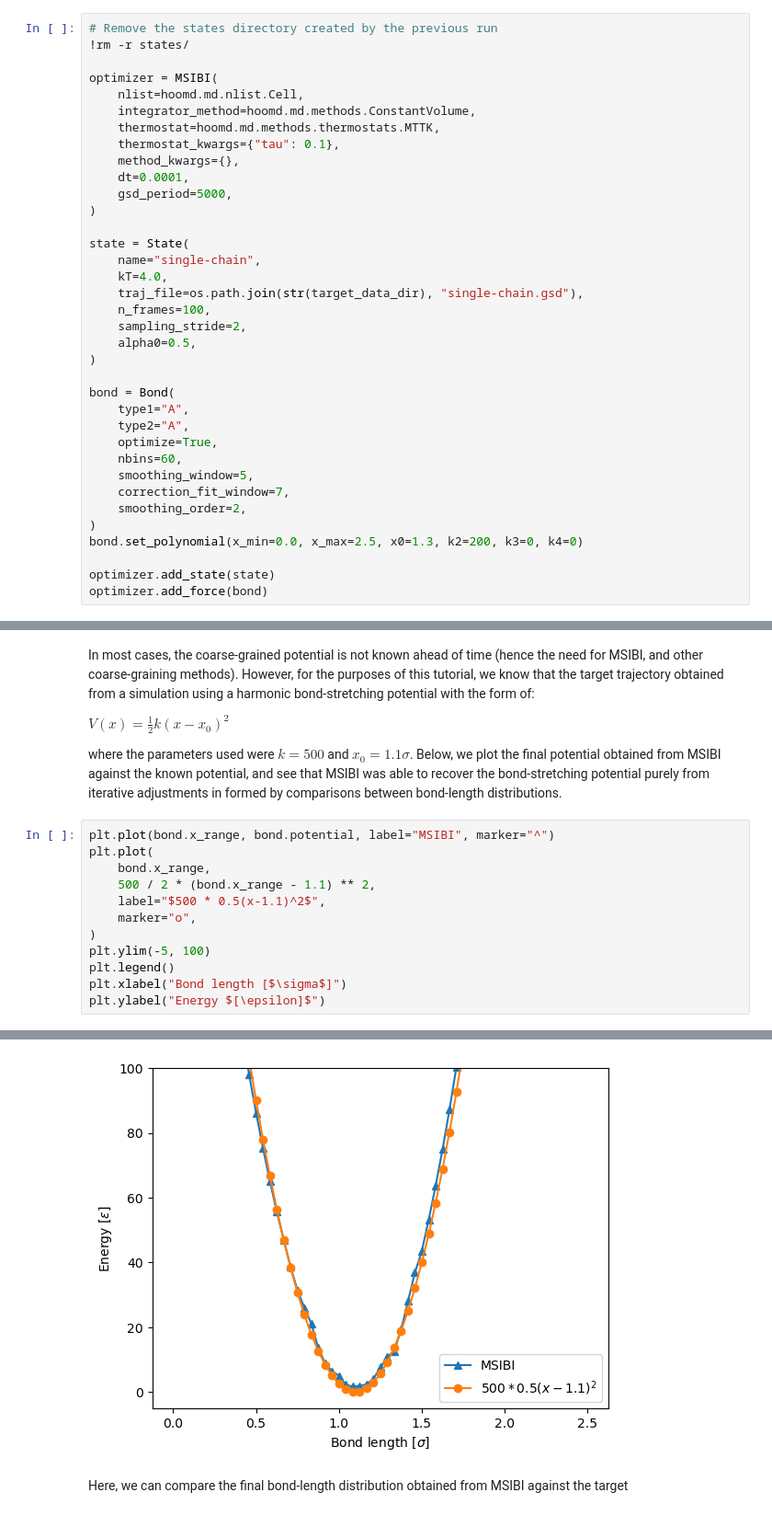
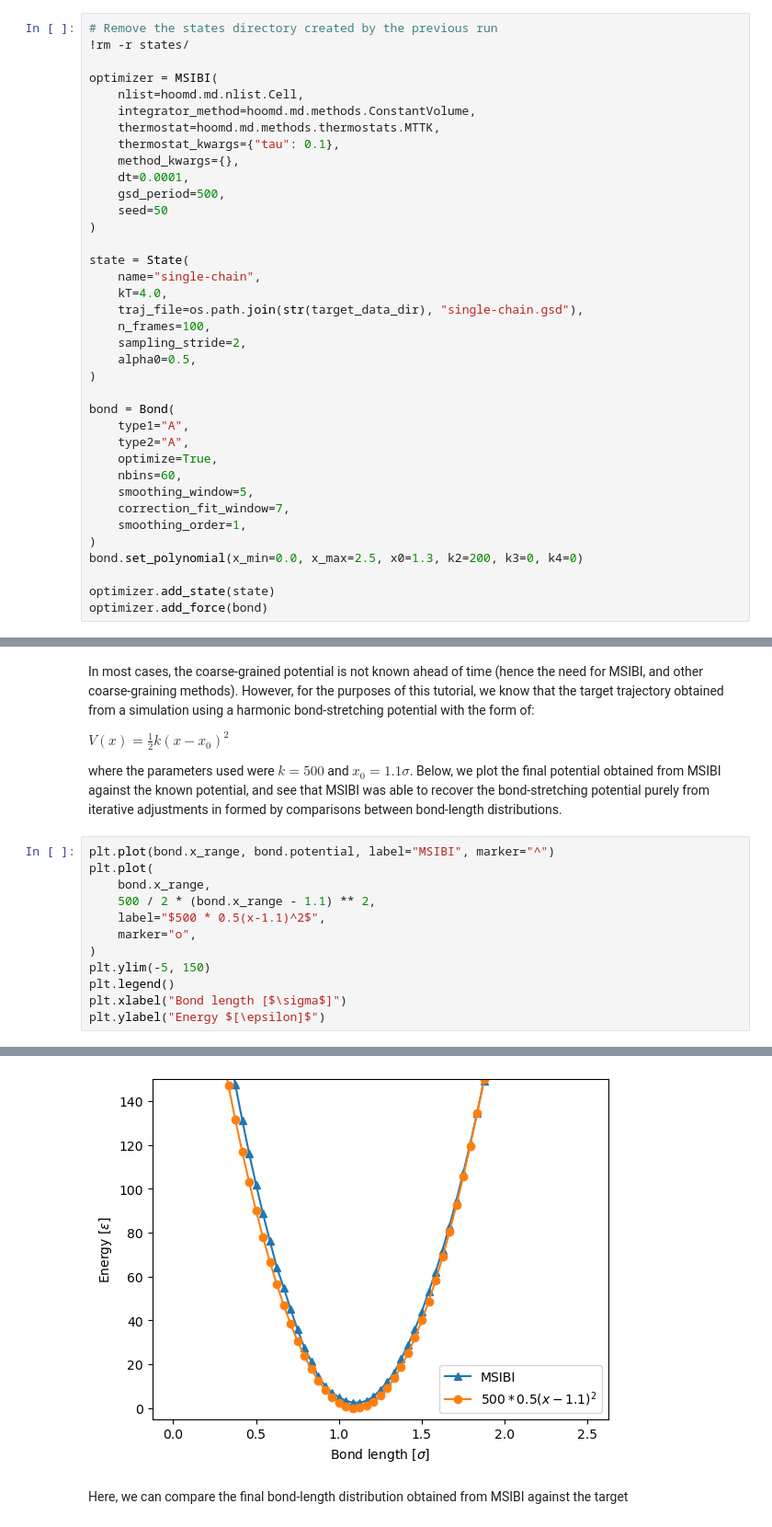
Before and after one commit to mosdef-hub/msibi, a Jupyter notebook: docs/source/tutorials/01-Introduction.ipynb, the cells around one changed output, grey strips where cells are left out. Shown at 92% size. Drawn from its saved outputs; the diff is of its cells as text.

```diff
--- a/docs/source/tutorials/01-Introduction.ipynb
+++ b/docs/source/tutorials/01-Introduction.ipynb
@@ -98,7 +101,8 @@ optimizer = MSIBI(
     thermostat_kwargs={"tau": 0.1},
     method_kwargs={},
     dt=0.0001,
-    gsd_period=5000,
+    gsd_period=500,
+    seed=50
 )
 
 state = State(
@@ -117,7 +121,7 @@ bond = Bond(
     nbins=60,
     smoothing_window=5,
     correction_fit_window=7,
-    smoothing_order=2,
+    smoothing_order=1,
 )
 bond.set_polynomial(x_min=0.0, x_max=2.5, x0=1.3, k2=200, k3=0, k4=0)
 
@@ -169,18 +169,18 @@ where the parameters used were $k=500$ and $x_0 = 1.1 \sigma$. Below, we plot th
 # %%
 plt.plot(bond.x_range, bond.potential, label="MSIBI", marker="^")
 plt.plot(
     bond.x_range,
     500 / 2 * (bond.x_range - 1.1) ** 2,
     label="$500 * 0.5(x-1.1)^2$",
     marker="o",
 )
-plt.ylim(-5, 100)
+plt.ylim(-5, 150)
 plt.legend()
 plt.xlabel("Bond length [$\sigma$]")
 plt.ylabel("Energy $[\epsilon]$")
 # %% [output]
 Text(0, 0.5, 'Energy $[\\epsilon]$')
-[figure, old version]
+[figure, new version]
 # %% [markdown]
 Here, we can compare the final bond-length distribution obtained from MSIBI against the target
 # %%
```
Also changed, not shown: parts of 16 cells of this notebook, 3 other files.
